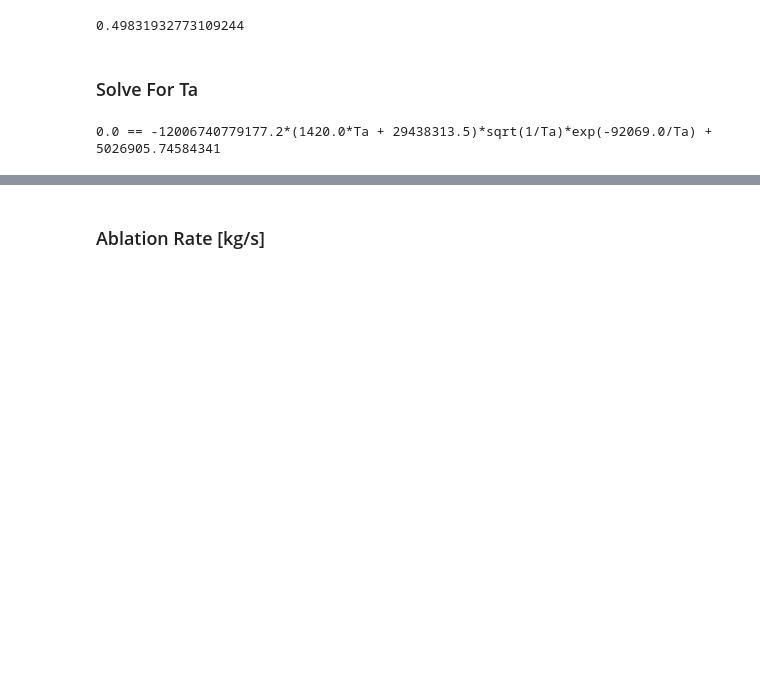
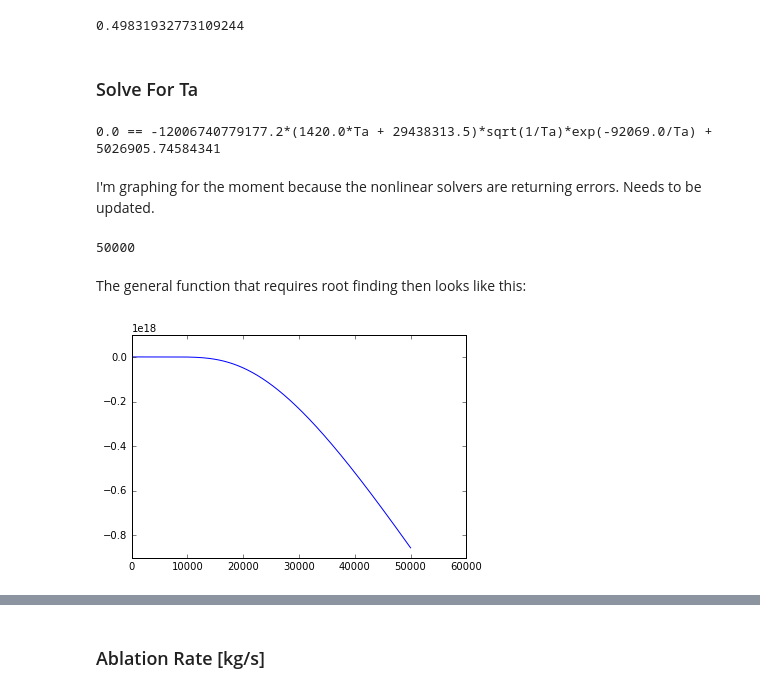
Before and after one commit to lgmartinez/plasma, a Jupyter notebook: saha_eqn_algorithm.ipynb, the cells around one changed output, grey strips where cells are left out. Saved outputs shown, nothing was run; the diff lists cells and outputs as text; code cells hidden in the pictures; blank space fills up the shorter version.

```diff
--- a/saha_eqn_algorithm.ipynb
+++ b/saha_eqn_algorithm.ipynb
@@ -539,3 +541,30 @@ Ta_eqn = sympy.Eq (0.,  q_a - ( (0.133*sympy.exp(2.3*(A - B/Ta)))*\
 Ta_eqn
 # %% [output]
 0.0 == -12006740779177.2*(1420.0*Ta + 29438313.5)*sqrt(1/Ta)*exp(-92069.0/Ta) + 5026905.74584341
+# %% [markdown]
+I'm graphing for the moment because the nonlinear solvers are returning errors. Needs to be updated.
+# %%
+def get_T(x):
+    A = 15.73
+    B = 40030.0
+    y = q_a - ( (0.133*sympy.exp(2.3*(A - B/x)))*\
+                              sympy.sqrt(m_i_AMU/(2*numpy.pi*constants.k*x)))*\
+                   (cp*x + dH + cp*(x-To))
+    return y
+# %%
+numpy.size(range(1, 50001))
+# %% [output]
+50000
+# %%
+xx = numpy.linspace(1,50001, 50001)
+Tanode = numpy.zeros_like(xx)
+
+for i in range(1, 50001):
+    Tanode[i] = get_T(i)
+# %% [markdown]
+The general function that requires root finding then looks like this:
+# %%
+%matplotlib inline
+plt.plot(xx,Tanode);
+# %% [output]
+[figure, added]
```
Also changed, not shown: parts of 13 cells of this notebook.
